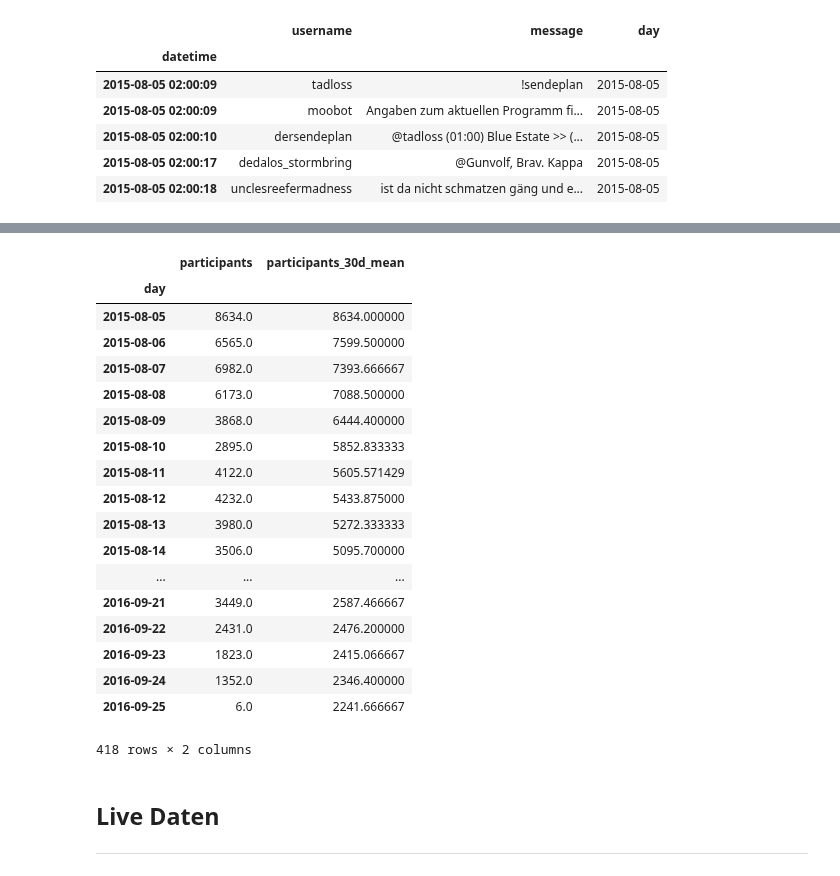
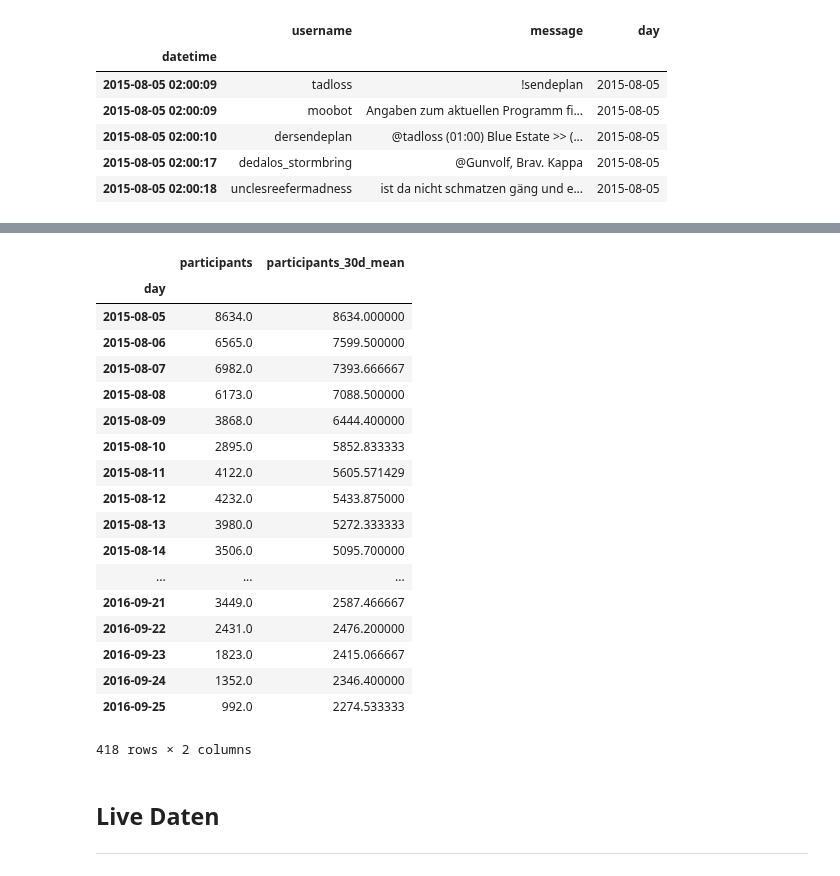
Before and after one commit to rbtvstats/rbtvstats, a Jupyter notebook: notebooks/chat.ipynb, the cells around one changed output, grey strips where cells are left out. Cells and saved outputs as stored; diff of their text form; code cells hidden in the pictures.

```diff
--- a/notebooks/chat.ipynb
+++ b/notebooks/chat.ipynb
@@ -93,44 +88,41 @@ chatMessages
 418 rows × 2 columns
 # %%
-#prepare chat data
-chatFiltered = chat
-
 #group messages by date
-chatGrouped = chatFiltered.groupby('day')
+chatGrouped = chat.groupby('day')
 
 #count (unique) users
 chatParticipants = chatGrouped.agg({'username': pd.Series.nunique})
 chatParticipants.columns = ['participants']
 
 #adjust data type
 chatParticipants = chatParticipants.set_index(pd.to_datetime(chatParticipants.index, format='%Y-%m-%d'))
 
 #resample
 chatParticipants = chatParticipants.resample('1D').mean().fillna(0)
 
 #30-day mean
 chatParticipants['participants_30d_mean'] = chatParticipants.rolling(window=30, min_periods=1).mean()
 
 chatParticipants
 # %% [output]
 |  | participants | participants_30d_mean |
 | day |  |  |
 | 2015-08-05 | 8634.0 | 8634.000000 |
 | 2015-08-06 | 6565.0 | 7599.500000 |
 | 2015-08-07 | 6982.0 | 7393.666667 |
 | 2015-08-08 | 6173.0 | 7088.500000 |
 | 2015-08-09 | 3868.0 | 6444.400000 |
 | 2015-08-10 | 2895.0 | 5852.833333 |
 | 2015-08-11 | 4122.0 | 5605.571429 |
 | 2015-08-12 | 4232.0 | 5433.875000 |
 | 2015-08-13 | 3980.0 | 5272.333333 |
 | 2015-08-14 | 3506.0 | 5095.700000 |
 | ... | ... | ... |
 | 2016-09-21 | 3449.0 | 2587.466667 |
 | 2016-09-22 | 2431.0 | 2476.200000 |
 | 2016-09-23 | 1823.0 | 2415.066667 |
 | 2016-09-24 | 1352.0 | 2346.400000 |
-| 2016-09-25 | 6.0 | 2241.666667 |
+| 2016-09-25 | 992.0 | 2274.533333 |
 418 rows × 2 columns
 # %% [markdown]
 ## Live Daten
```
Also changed, not shown: parts of 9 cells of this notebook, 3 other files.
